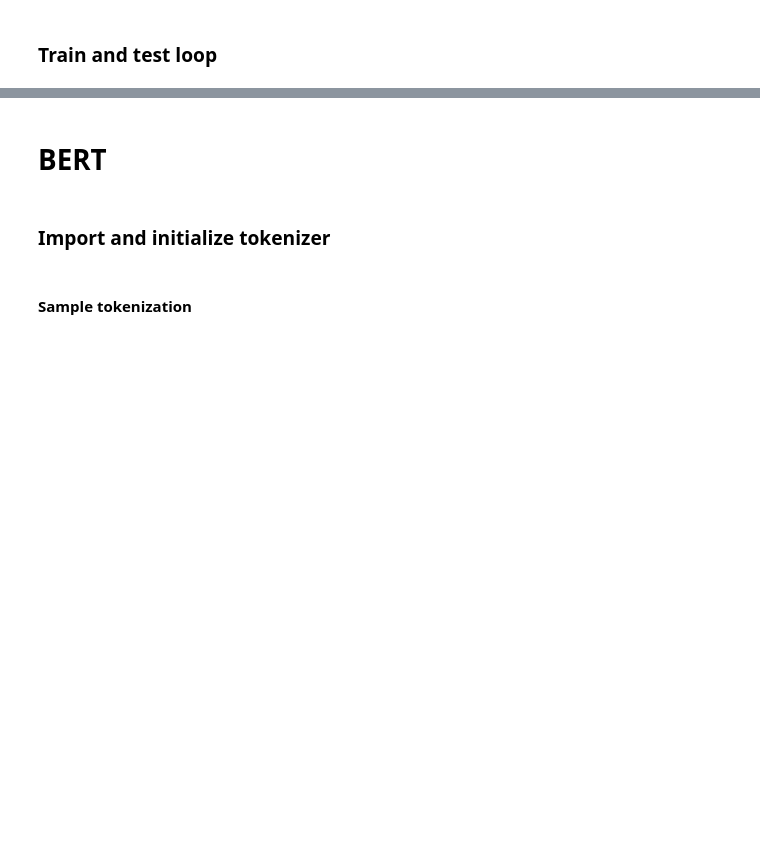
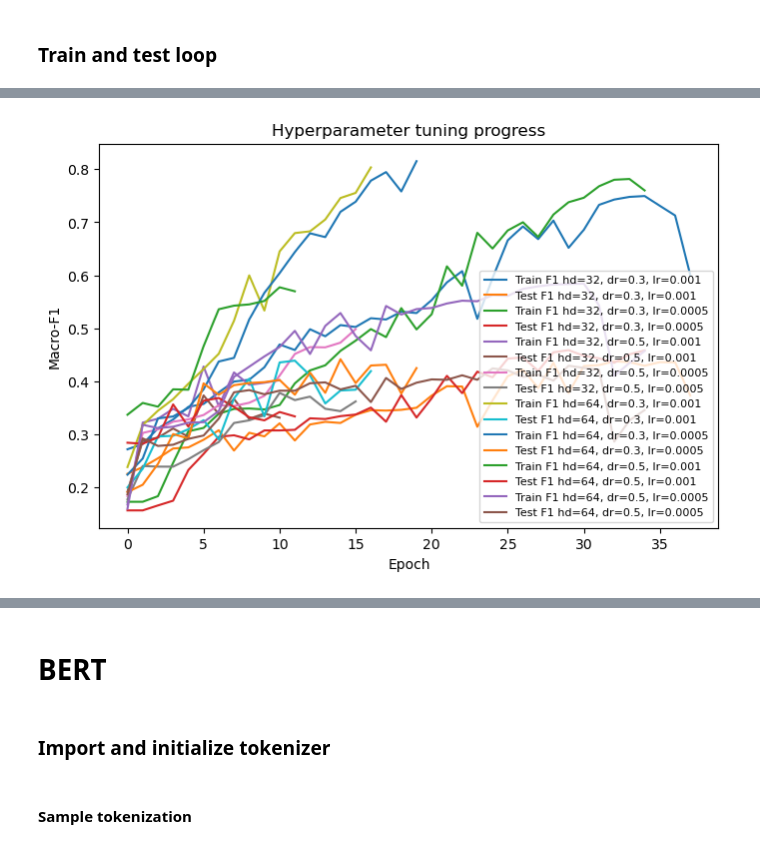
Before and after one commit to cheriechia/genAI-deepL-project, a Jupyter notebook: rnn_for_captions.ipynb, the cells around one changed output, grey strips where cells are left out. Drawn from its saved outputs; the diff is of its cells as text; code cells hidden in the pictures; blank space fills up the shorter version.

```diff
--- a/rnn_for_captions.ipynb
+++ b/rnn_for_captions.ipynb
@@ -165,6 +165,7 @@ embed_dim = 50
 hidden_dim = 64
 num_classes = 3
 dropout = 0.5
+learning_rate = 1e-3
 
 device = "cuda" if torch.cuda.is_available() else "cpu"
 model = CaptionRNN(vocab_size, embed_dim, hidden_dim, num_classes, dropout).to(device)
@@ -310,21 +322,93 @@ def evaluate_metrics(loader, model):
 
     return accuracy, cm, macro_f1
 # %%
-for epoch in range(10):
-    train_loss = train_epoch(train_loader)
-    test_loss  = test_epoch(test_loader)
+results = []
 
-    # Metrics
-    train_acc, train_cm, train_macro_f1 = evaluate_metrics(train_loader, model)
-    test_acc, test_cm, test_macro_f1 = evaluate_metrics(test_loader, model)
+patience = 5 # stop if no improvement after 5 epochs
 
-    print(f"\nEpoch {epoch+1}")
-    print(f"Train   | loss={train_loss:.4f}, acc={train_acc:.3f}, macro-F1={train_macro_f1:.3f}")
-    print(f"Test    | loss={test_loss:.4f}, acc={test_acc:.3f}, macro-F1={test_macro_f1:.3f}")
+# Initialize plot
+plt.figure(figsize=(8,5))
 
-    print("Train Confusion Matrix:")
-    print(train_cm)
+for hidden_dim in [32, 64]:
+    for dropout in [0.3, 0.5]:
+        for learning_rate in [1e-3, 5e-4]:
+            print("\n=====\nNew tuning parameters: ")
+            print(f"hidden_dim: {hidden_dim}")
+            print(f"dropout: {dropout}")
+            print(f"learning_rate: {learning_rate}\n")
 
-    print("Test Confusion Matrix:")
-    print(test_cm)
+            # Set parameters for model and optimizer
+            model = CaptionRNN(vocab_size, embed_dim, hidden_dim, num_classes, dropout).to(device)
+            optimizer = torch.optim.Adam(model.parameters(), lr=learning_rate)
+            print(model)
+
+            # Re-initialize metrics before epochs
+            best_test_f1 = 0
+            best_row = None
+            no_improve_epochs = 0
+            train_macro_f1_list = []
+            test_macro_f1_list = []
+
+            for epoch in range(50):
+                train_loss = train_epoch(train_loader)
+                test_loss  = test_epoch(test_loader)
+
+                # Metrics
+                train_acc, train_cm, train_macro_f1 = evaluate_metrics(train_loader, model)
+                test_acc, test_cm, test_macro_f1 = evaluate_metrics(test_loader, model)
+
+                if test_macro_f1 > best_test_f1:
+                    best_test_f1 = test_macro_f1
+                    best_row = {
+                        "hidden_dim": hidden_dim,
+                        "dropout": dropout,
+                        "learning_rate": learning_rate,
+                        "best_epoch": epoch + 1,
+                        "train_macro_f1": train_macro_f1,
+                        "train_acc": train_acc,
+                        "train_cm": train_cm,
+                        "test_macro_f1": test_macro_f1,
+                        "test_acc": test_acc,
+                        "test_cm": test_cm
+                    }
+                    no_improve_epochs = 0  # reset patience counter
+                else:
+                    no_improve_epochs += 1
+
+                # Keep metrics for plotting
+                train_macro_f1_list.append(train_macro_f1)
+                test_macro_f1_list.append(test_macro_f1)
+
+                print(f"\nEpoch {epoch+1}")
+                print(f"Train   | loss={train_loss:.4f}, acc={train_acc:.3f}, macro-F1={train_macro_f1:.3f}")
+                print(f"Test    | loss={test_loss:.4f}, acc={test_acc:.3f}, macro-F1={test_macro_f1:.3f}")
+
+                print("Train Confusion Matrix:")
+                print(train_cm)
+
+                print("Test Confusion Matrix:")
+                print(test_cm)
+
+                if no_improve_epochs >= patience:
+                    print(f"Early stopping at epoch {epoch+1}")
+                    break
+
+            # Keep only the best epoch of the parameter configuration
+            results.append(best_row)
+
+
+            # Add lines for this configuration
+            label_train = f"Train F1 hd={hidden_dim}, dr={dropout}, lr={learning_rate}"
+            label_test  = f"Test F1 hd={hidden_dim}, dr={dropout}, lr={learning_rate}"
+            # Plot for current configuration
+            plt.plot(train_macro_f1_list, label=label_train)
+            plt.plot(test_macro_f1_list, label=label_test)
+
+plt.xlabel("Epoch")
+plt.ylabel("Macro-F1")
+plt.title("Hyperparameter tuning progress")
+plt.legend(fontsize=8)
+plt.show()
+
+df_results = pd.DataFrame(results)
 # %% [output]
@@ -347,0 +432 @@ Test Confusion Matrix:
+[figure, added]
```
Also changed, not shown: parts of 9 cells of this notebook, 5 other files.
